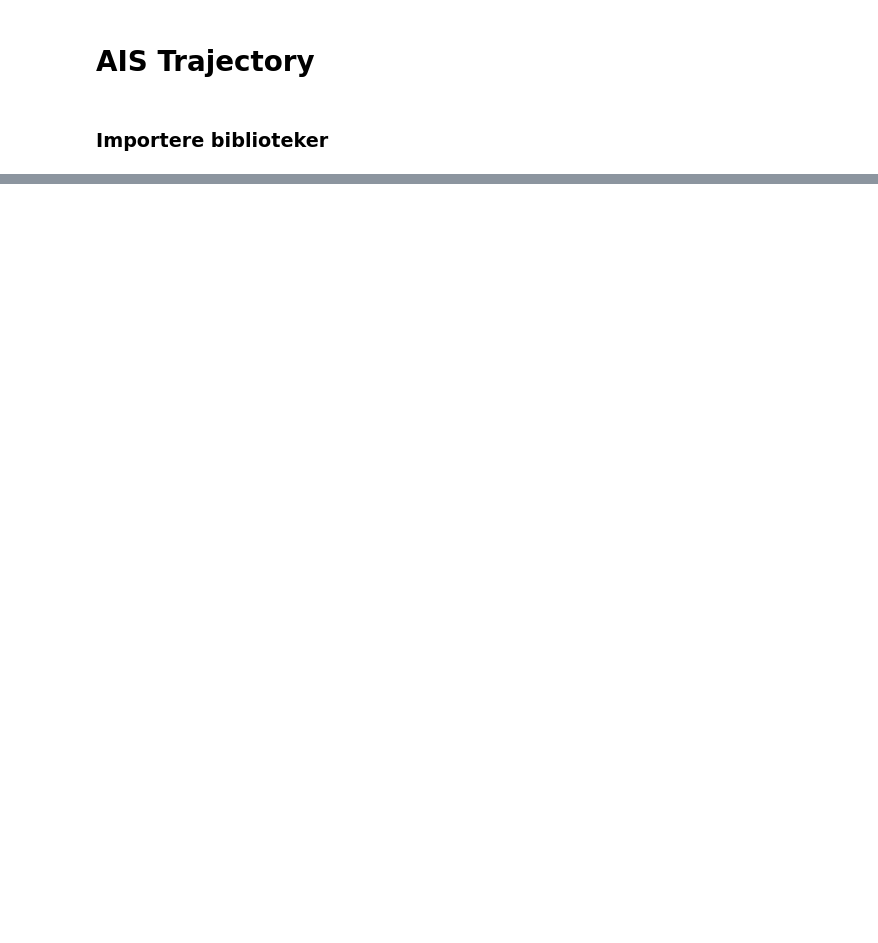
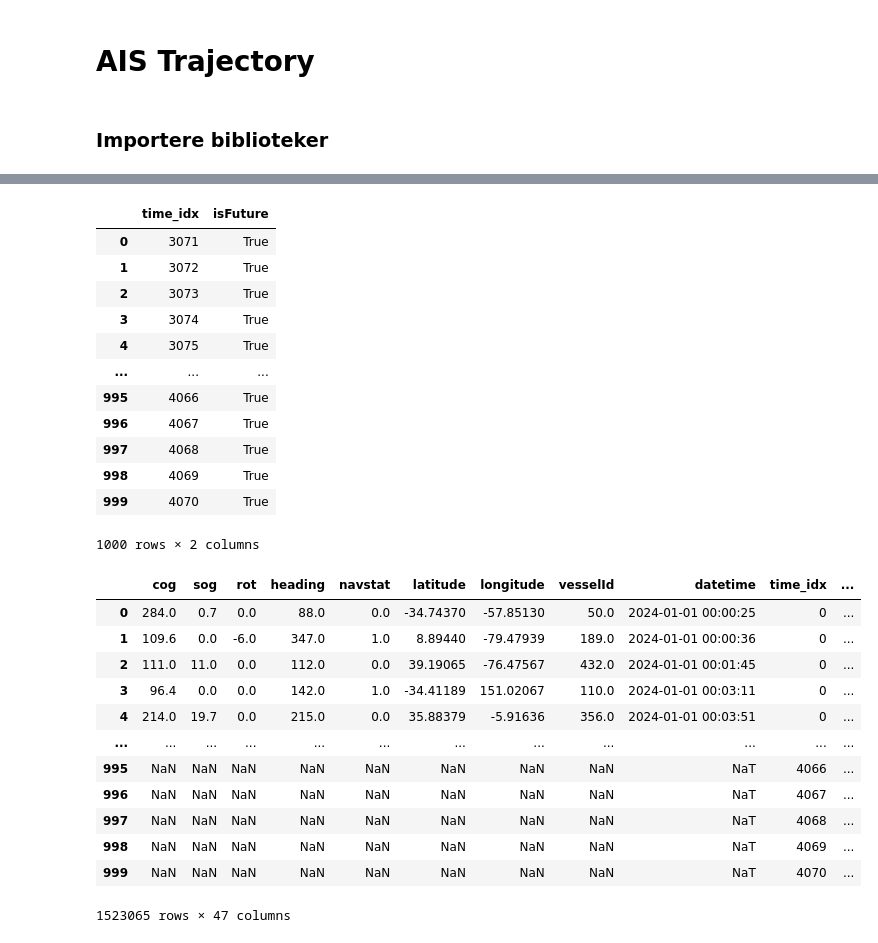
Before and after one commit to andrejvi/AIS-Vessel-Position-Prediction-ML, a Jupyter notebook: temporalFusionTransformer.ipynb, the cells around one changed output, grey strips where cells are left out. Drawn from its saved outputs; the diff is of its cells as text; code cells hidden in the pictures; blank space fills up the shorter version.

```diff
--- a/temporalFusionTransformer.ipynb
+++ b/temporalFusionTransformer.ipynb
@@ -245,0 +341,42 @@ for idx in range(10):  # plot 10 examples
+# %%
+# create future dataframe
+df = ais_train.copy()
+future = 3071 + np.arange(1000)
+future_df = pd.DataFrame(future, columns=['time_idx'])
+
+future_df['isFuture'] = True
+df['isFuture'] = False
+
+df_and_future = pd.concat([df, future_df]).copy()
+df_and_future = create_features(df_and_future).copy()
+df_and_future = add_lags(df_and_future).copy()
+
+display(future_df)
+display(df_and_future)
+# %% [output]
+|  | time_idx | isFuture |
+| 0 | 3071 | True |
+| 1 | 3072 | True |
+| 2 | 3073 | True |
+| 3 | 3074 | True |
+| 4 | 3075 | True |
+| ... | ... | ... |
+| 995 | 4066 | True |
+| 996 | 4067 | True |
+| 997 | 4068 | True |
+| 998 | 4069 | True |
+| 999 | 4070 | True |
+1000 rows × 2 columns
+|  | cog | sog | rot | heading | navstat | latitude | longitude | vesselId | datetime | time_idx | ... |
+| 0 | 284.0 | 0.7 | 0.0 | 88.0 | 0.0 | -34.74370 | -57.85130 | 50.0 | 2024-01-01 00:00:25 | 0 | ... |
+| 1 | 109.6 | 0.0 | -6.0 | 347.0 | 1.0 | 8.89440 | -79.47939 | 189.0 | 2024-01-01 00:00:36 | 0 | ... |
+| 2 | 111.0 | 11.0 | 0.0 | 112.0 | 0.0 | 39.19065 | -76.47567 | 432.0 | 2024-01-01 00:01:45 | 0 | ... |
+| 3 | 96.4 | 0.0 | 0.0 | 142.0 | 1.0 | -34.41189 | 151.02067 | 110.0 | 2024-01-01 00:03:11 | 0 | ... |
+| 4 | 214.0 | 19.7 | 0.0 | 215.0 | 0.0 | 35.88379 | -5.91636 | 356.0 | 2024-01-01 00:03:51 | 0 | ... |
+| ... | ... | ... | ... | ... | ... | ... | ... | ... | ... | ... | ... |
+| 995 | NaN | NaN | NaN | NaN | NaN | NaN | NaN | NaN | NaT | 4066 | ... |
+| 996 | NaN | NaN | NaN | NaN | NaN | NaN | NaN | NaN | NaT | 4067 | ... |
+| 997 | NaN | NaN | NaN | NaN | NaN | NaN | NaN | NaN | NaT | 4068 | ... |
+| 998 | NaN | NaN | NaN | NaN | NaN | NaN | NaN | NaN | NaT | 4069 | ... |
+| 999 | NaN | NaN | NaN | NaN | NaN | NaN | NaN | NaN | NaT | 4070 | ... |
+1523065 rows × 47 columns
```
Also changed, not shown: parts of 20 cells of this notebook, 9 other files.
